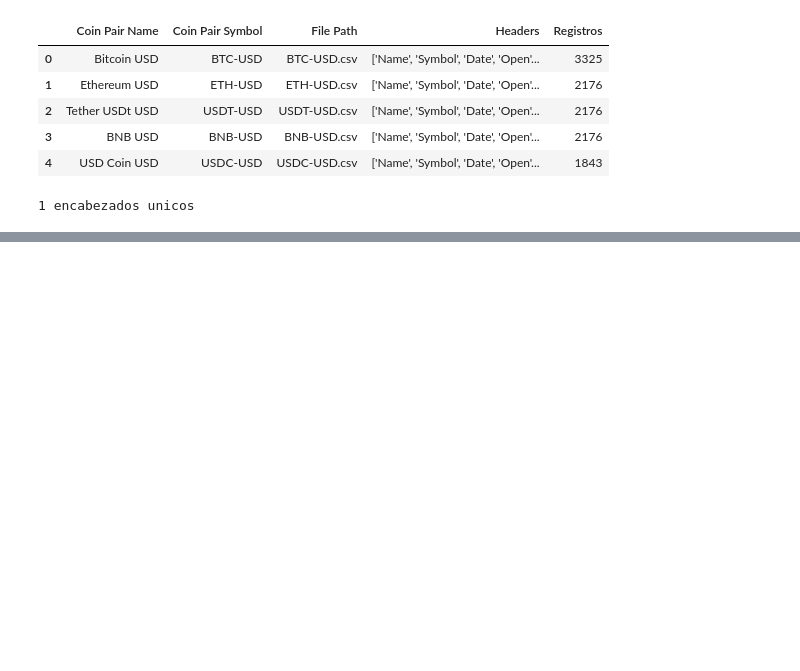
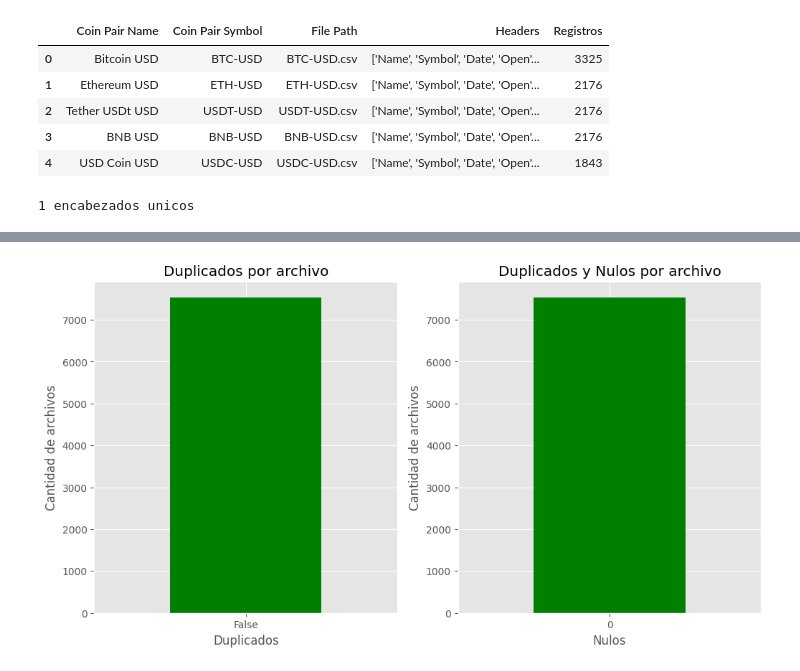
Before and after one commit to R0SEWT/ML-Island, a Jupyter notebook: Fundamentos de ML y preparacion de datos/01_ML_Preprocesamiento_CriptoMonedas.ipynb, the cells around one changed output, grey strips where cells are left out. Drawn from its saved outputs; the diff is of its cells as text; code cells hidden in the pictures; blank space fills up the shorter version.

```diff
--- a/Fundamentos de ML y preparacion de datos/01_ML_Preprocesamiento_CriptoMonedas.ipynb
+++ b/Fundamentos de ML y preparacion de datos/01_ML_Preprocesamiento_CriptoMonedas.ipynb
@@ -208,7 +226,7 @@ import os
 
 # Función para extraer información, con manejo de EmptyDataError
 def extract_info(file_path):
-    full_path = os.path.join("Ejercicio-Preprocesamiento/data", file_path)
+    full_path = os.path.join(relative_data_path, file_path)
     try:
         df_file = pd.read_csv(full_path)
         return str(df_file.columns.tolist()), df_file.shape[0]
@@ -239,0 +264,19 @@ print(f"{df['Headers'].unique().__len__()} encabezados unicos")
+# %%
+def exist_duplicates_and_missing_values(file_path):
+    full_path = os.path.join(relative_data_path, file_path)
+    try:
+        df_file = pd.read_csv(full_path)
+        return bool(df_file.duplicated().any()), df_file.isnull().sum().sum()
+    except pd.errors.EmptyDataError:  # Captura el EmptyDataError
+        print(f"El archivo {file_path} está vacío o no tiene encabezados.")
+        return False, 0  # Devuelve False y 0 para archivos vacíos
+    except Exception as e:
+        print(f"Error procesando el archivo {file_path}: {e}")
+        return False, 0  # Manejo de otros errores
+
+# Aplicar la función a cada fila usando apply()
+df[['Duplicados', 'Nulos']] = df['File Path'].apply(
+    lambda x: pd.Series(exist_duplicates_and_missing_values(x))
+)
+
+df.head()
@@ -239,0 +290,19 @@ print(f"{df['Headers'].unique().__len__()} encabezados unicos")
+# %%
+plt.figure(figsize=(12, 6))
+plt.style.use('ggplot')
+plt.subplot(121)
+df['Duplicados'].value_counts().plot(kind='bar', color=['green', 'red'])
+plt.title('Duplicados por archivo')
+plt.xlabel('Duplicados')
+plt.ylabel('Cantidad de archivos')
+plt.xticks(rotation=0)
+plt.subplot(122)
+df['Nulos'].value_counts().plot(kind='bar', color=['green', 'red'])
+plt.title('Nulos por archivo')
+plt.xlabel('Nulos')
+plt.ylabel('Cantidad de archivos')
+plt.xticks(rotation=0)
+plt.title('Duplicados y Nulos por archivo')
+plt.show()
+# %% [output]
+[figure, added]
```
Also changed, not shown: parts of 14 cells of this notebook, 1 other file.
